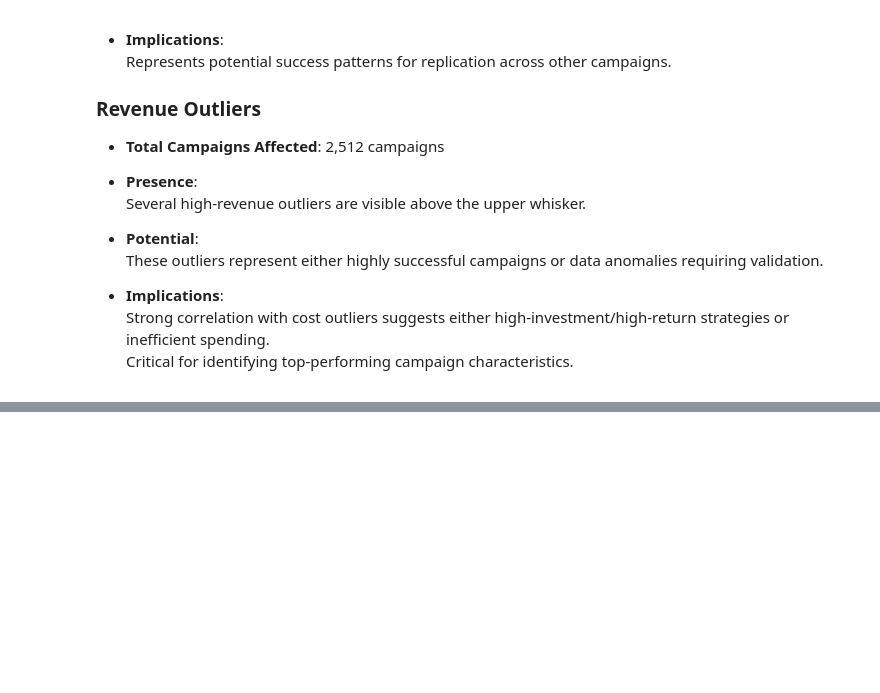
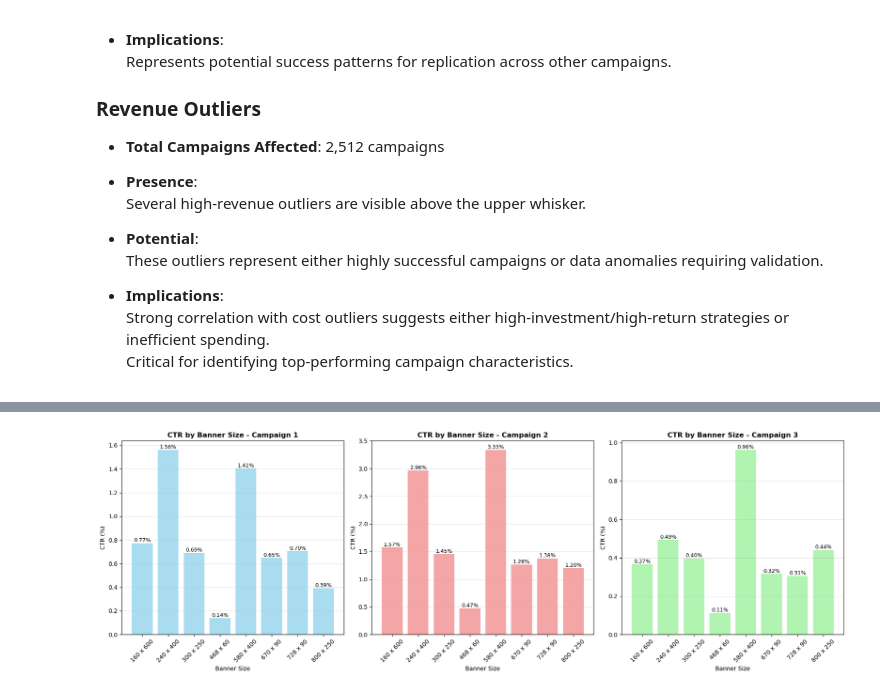
Before and after one commit to Tanush-IIITH/Projects, a Jupyter notebook: Online_Ads_DS/main.ipynb, the cells around one changed output, grey strips where cells are left out. Cells and saved outputs as stored; diff of their text form; code cells hidden in the pictures; blank space fills up the shorter version.

```diff
--- a/Online_Ads_DS/main.ipynb
+++ b/Online_Ads_DS/main.ipynb
@@ -1082,0 +1128,29 @@ Number of revenue outliers: 2512
+# %%
+ctr_by_campaign_banner = df.groupby(['campaign_number', 'banner_original'])[['clicks', 'displays']].sum().reset_index()
+ctr_by_campaign_banner['CTR'] = (ctr_by_campaign_banner['clicks'] / ctr_by_campaign_banner['displays']) * 100
+
+fig, axes = plt.subplots(1, 3, figsize=(18, 6))
+campaigns = [1, 2, 3]
+colors = ['skyblue', 'lightcoral', 'lightgreen']
+
+for i, campaign in enumerate(campaigns):
+    campaign_data = ctr_by_campaign_banner[ctr_by_campaign_banner['campaign_number'] == campaign]
+
+    bars = axes[i].bar(campaign_data['banner_original'], campaign_data['CTR'],
+                       color=colors[i], alpha=0.7)
+
+    for bar in bars:
+        height = bar.get_height()
+        axes[i].text(bar.get_x() + bar.get_width()/2, height,
+                     f'{height:.2f}%', ha='center', va='bottom', fontsize=9)
+
+    axes[i].set_title(f'CTR by Banner Size - Campaign {campaign}', fontsize=12, fontweight='bold')
+    axes[i].set_xlabel('Banner Size')
+    axes[i].set_ylabel('CTR (%)')
+    axes[i].tick_params(axis='x', rotation=45)
+    axes[i].grid(axis='y', alpha=0.3)
+
+plt.tight_layout()
+plt.show()
+# %% [output]
+[figure, added]
```
Also changed, not shown: parts of 5 cells of this notebook.
